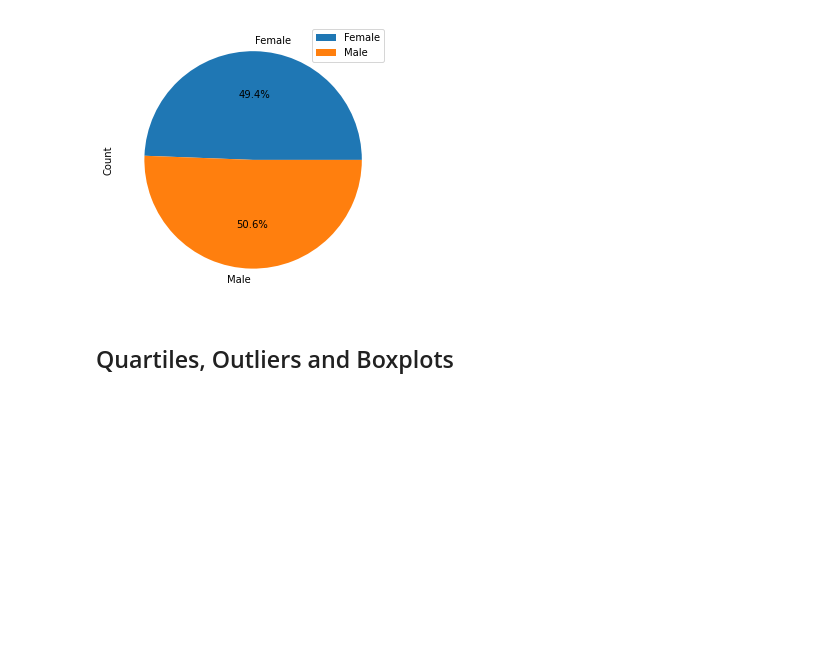
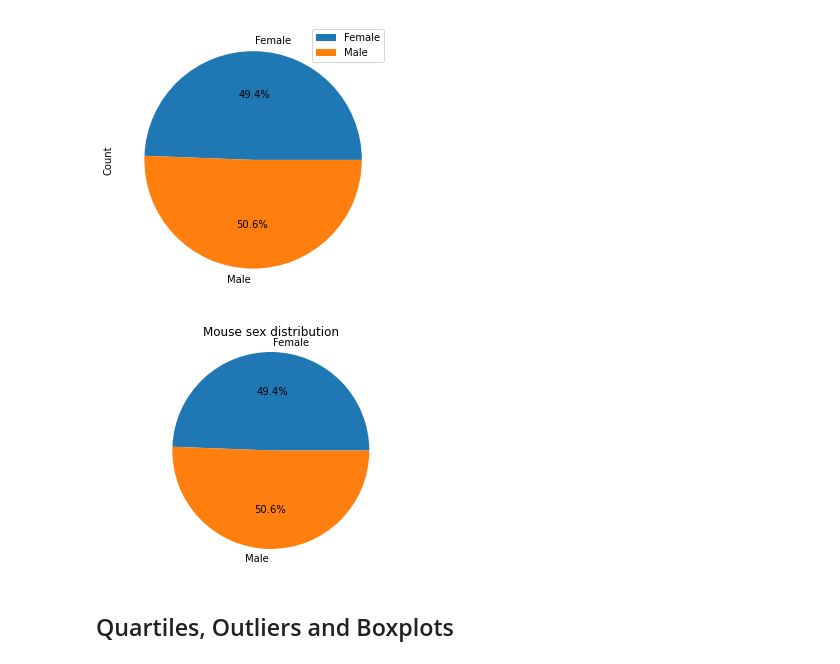
Before and after one commit to isdicely/matplotlib-challenge, a Jupyter notebook: pymaceuticals_starter.ipynb, the cells around one changed output. Drawn from its saved outputs; the diff is of its cells as text; code cells hidden in the pictures; blank space fills up the shorter version.

Commit message:
added pie charts

```diff
--- a/pymaceuticals_starter.ipynb
+++ b/pymaceuticals_starter.ipynb
@@ -279,3 +277,14 @@ mice_sex_value_counts_df_sorted_df.plot.pie(y='Count',labels=mice_sex_labels,fig
+# %%
+# Generate a pie plot showing the distribution of female versus male mice using pyplot
+# Use the following dataframe to get the count of the mice sex: mice_sex_value_counts_df_sorted_df
+# Use the following list for the labels: mice_sex_labels
+# Set the pie chart
+plt.pie(mice_sex_value_counts_df_sorted_df["Count"], labels = mice_sex_labels, autopct='%1.1F%%')
+plt.title("Mouse sex distribution")
+plt.axis("equal")
+plt.show()
+# %% [output]
+[figure, added]
 # %% [markdown]
 ## Quartiles, Outliers and Boxplots
 # %%
```
Also changed, not shown: parts of 1 cell of this notebook.
